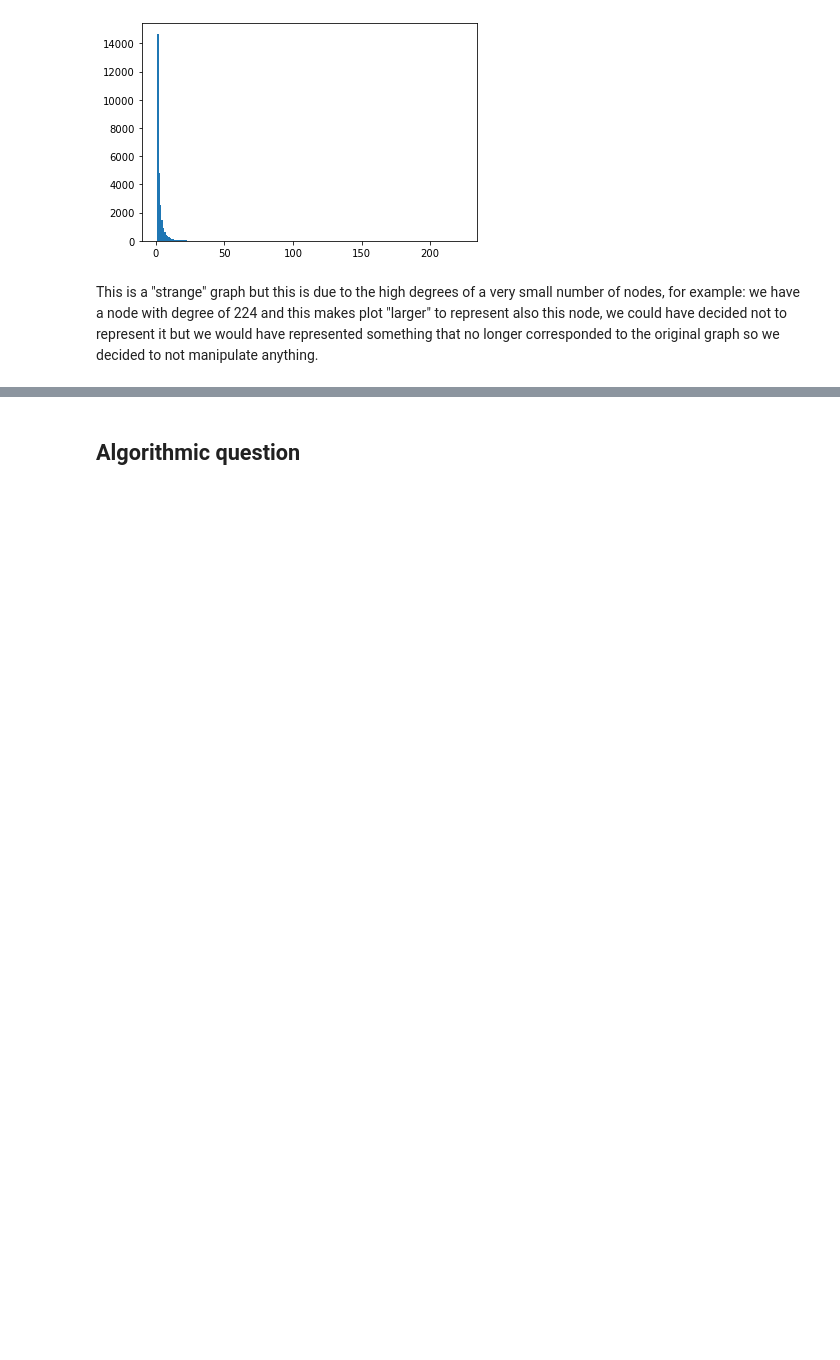
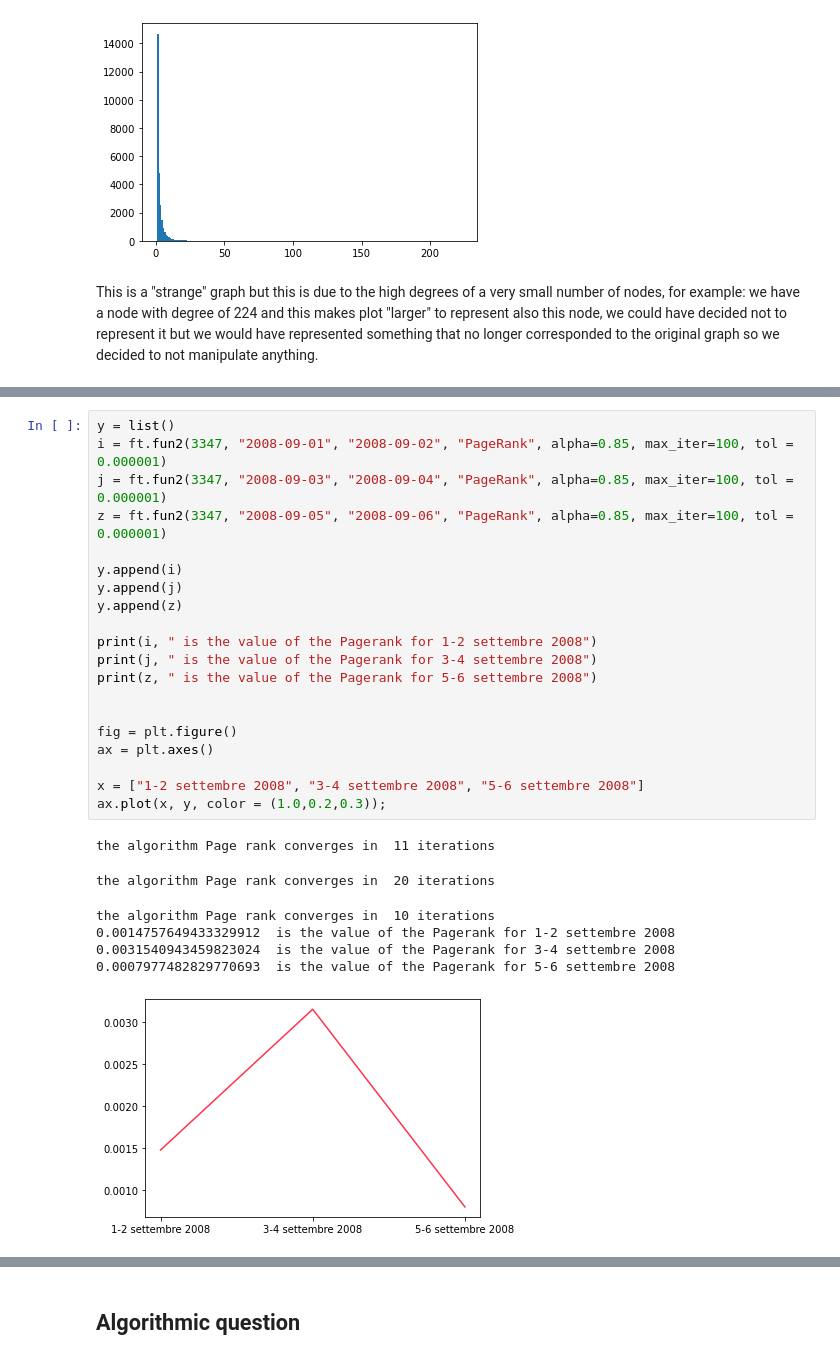
Before and after one commit to 1849300/ADM-HW5, a Jupyter notebook: main.ipynb, the cells around one changed output, grey strips where cells are left out. Cells and saved outputs as stored; diff of their text form; blank space fills up the shorter version.

```diff
--- a/main.ipynb
+++ b/main.ipynb
@@ -61,0 +108,28 @@ graph.get_edge_data(fin[0][0], fin[0][1])
+# %%
+y = list()
+i = ft.fun2(3347, "2008-09-01", "2008-09-02", "PageRank", alpha=0.85, max_iter=100, tol = 0.000001)
+j = ft.fun2(3347, "2008-09-03", "2008-09-04", "PageRank", alpha=0.85, max_iter=100, tol = 0.000001)
+z = ft.fun2(3347, "2008-09-05", "2008-09-06", "PageRank", alpha=0.85, max_iter=100, tol = 0.000001)
+
+y.append(i)
+y.append(j)
+y.append(z)
+
+print(i, " is the value of the Pagerank for 1-2 settembre 2008")
+print(j, " is the value of the Pagerank for 3-4 settembre 2008")
+print(z, " is the value of the Pagerank for 5-6 settembre 2008")
+
+
+fig = plt.figure()
+ax = plt.axes()
+
+x = ["1-2 settembre 2008", "3-4 settembre 2008", "5-6 settembre 2008"]
+ax.plot(x, y, color = (1.0,0.2,0.3));
+# %% [output]
+the algorithm Page rank converges in  11 iterations
+the algorithm Page rank converges in  20 iterations
+the algorithm Page rank converges in  10 iterations
+0.0014757649433329912  is the value of the Pagerank for 1-2 settembre 2008
+0.0031540943459823024  is the value of the Pagerank for 3-4 settembre 2008
+0.0007977482829770693  is the value of the Pagerank for 5-6 settembre 2008
+[figure, added]
```
Also changed, not shown: parts of 19 cells of this notebook, 2 other files.
